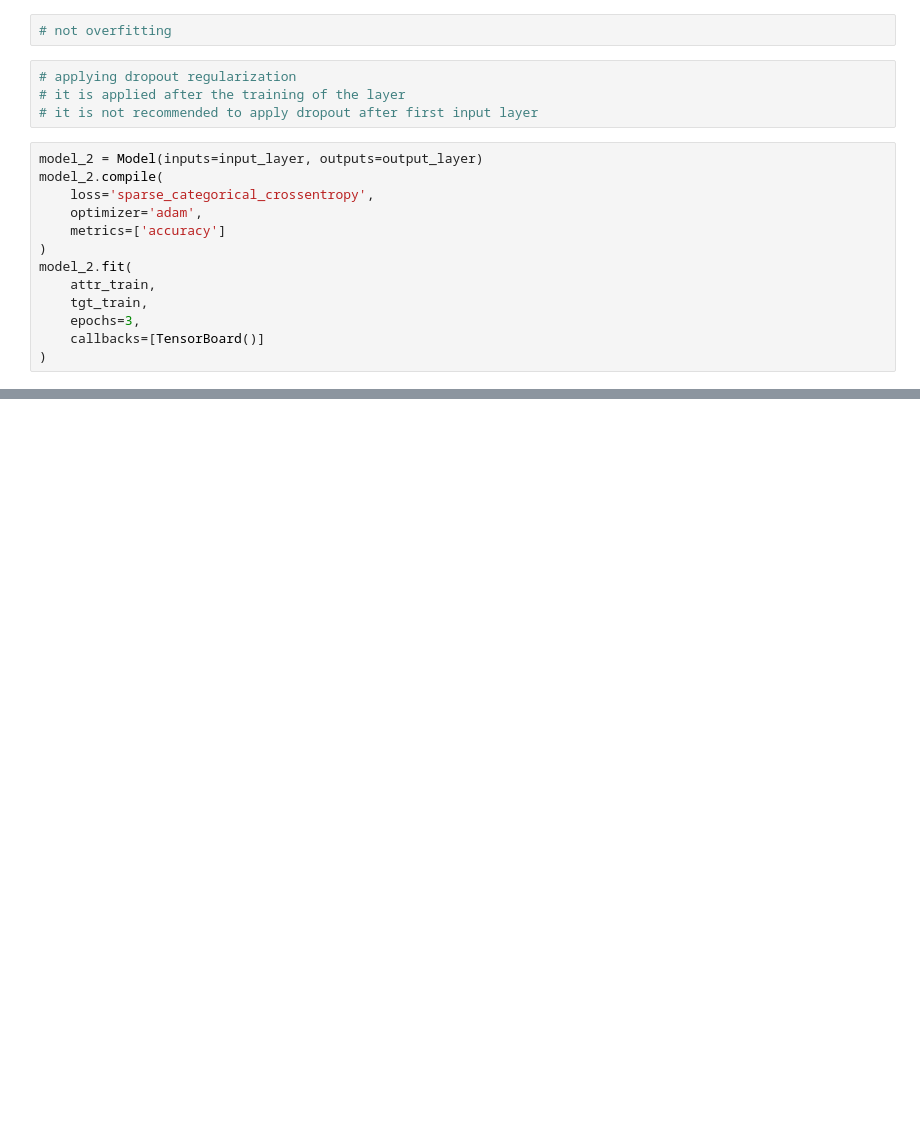
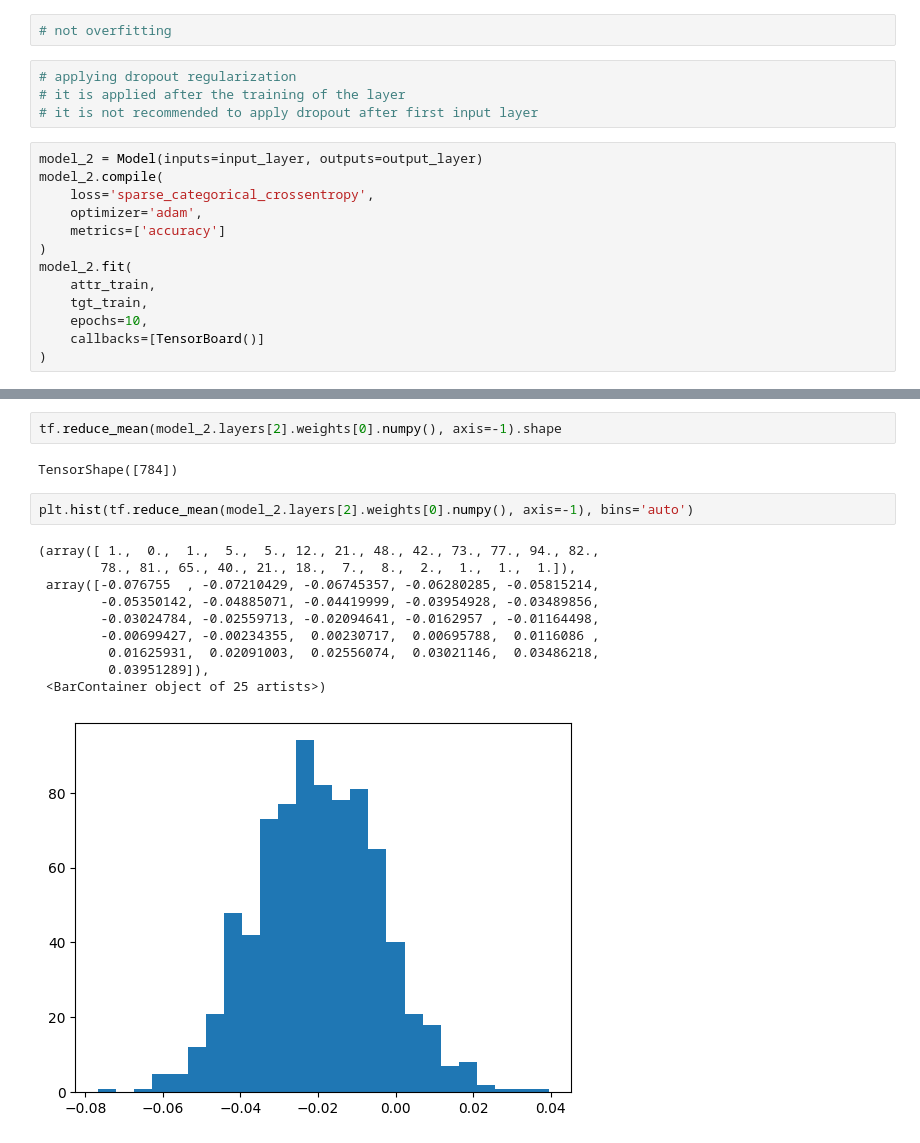
Before and after one commit to StanDobrev11/DeepLearning, a Jupyter notebook: 02.Training and Improving NN/Training and Improving NN.ipynb, the cells around one changed output, grey strips where cells are left out. Saved outputs shown, nothing was run; the diff lists cells and outputs as text; blank space fills up the shorter version.

```diff
--- a/02.Training and Improving NN/Training and Improving NN.ipynb
+++ b/02.Training and Improving NN/Training and Improving NN.ipynb
@@ -201,7 +201,7 @@ model_2.compile(
 model_2.fit(
     attr_train,
     tgt_train,
-    epochs=3,
+    epochs=10,
     callbacks=[TensorBoard()]
 )
 # %% [output]
@@ -225,0 +241,17 @@ The tensorboard extension is already loaded. To reload it, use:
+# %%
+tf.reduce_mean(model_2.layers[2].weights[0].numpy(), axis=-1).shape
+# %% [output]
+TensorShape([784])
+# %%
+plt.hist(tf.reduce_mean(model_2.layers[2].weights[0].numpy(), axis=-1), bins='auto')
+# %% [output]
+(array([ 1.,  0.,  1.,  5.,  5., 12., 21., 48., 42., 73., 77., 94., 82.,
+        78., 81., 65., 40., 21., 18.,  7.,  8.,  2.,  1.,  1.,  1.]),
+ array([-0.076755  , -0.07210429, -0.06745357, -0.06280285, -0.05815214,
+        -0.05350142, -0.04885071, -0.04419999, -0.03954928, -0.03489856,
+        -0.03024784, -0.02559713, -0.02094641, -0.0162957 , -0.01164498,
+        -0.00699427, -0.00234355,  0.00230717,  0.00695788,  0.0116086 ,
+         0.01625931,  0.02091003,  0.02556074,  0.03021146,  0.03486218,
+         0.03951289]),
+ <BarContainer object of 25 artists>)
+[figure, added]
```
Also changed, not shown: parts of 7 cells of this notebook, 7 other files.
